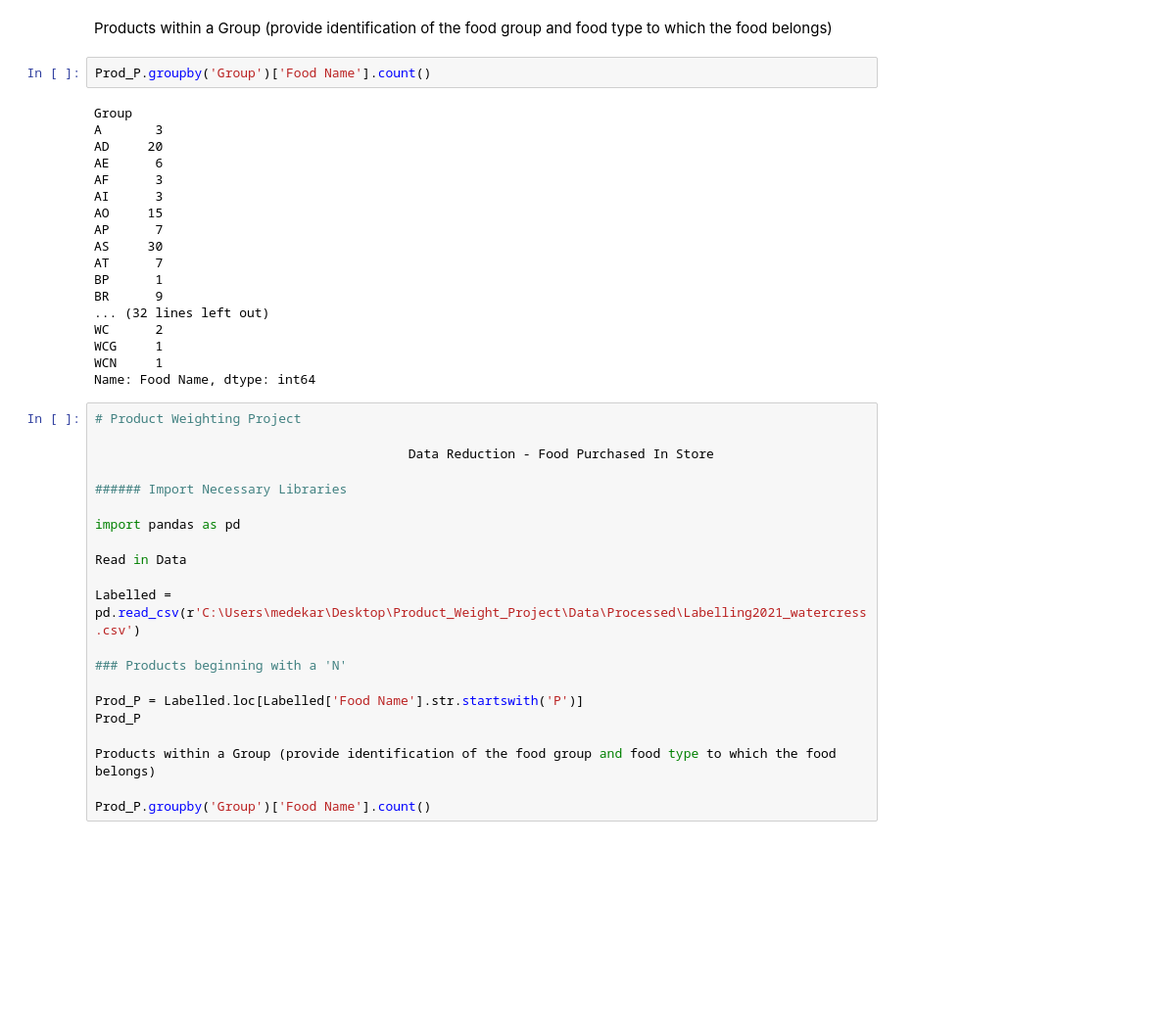
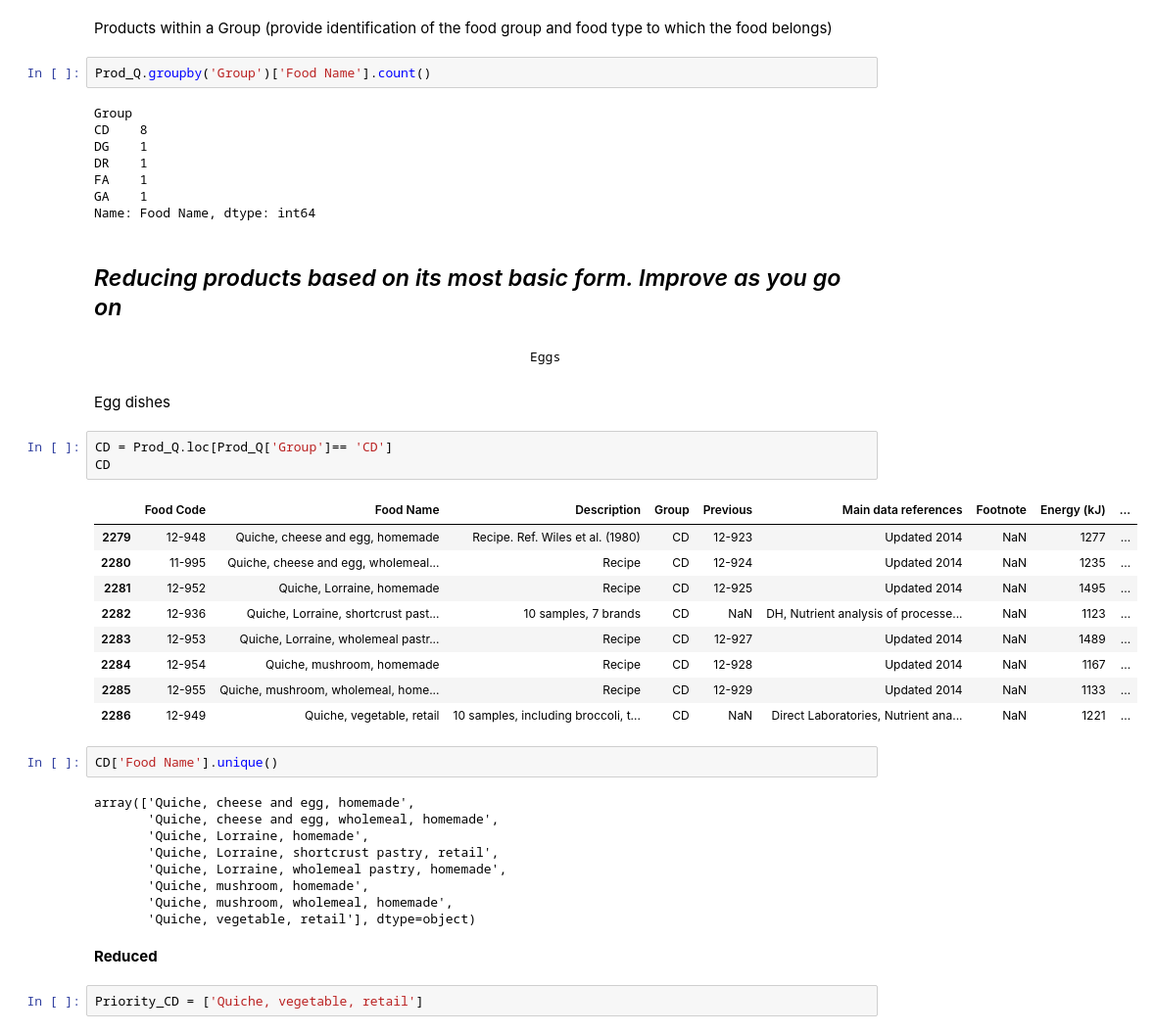
Before and after one commit to elliotkarikari/Product_Weight_Project, a Jupyter notebook: Jupter_notebooks/Reduction, Products that start with Q.ipynb, the cells around one changed output. Shown at 98% size. Saved outputs shown, nothing was run; the diff lists cells and outputs as text; blank space fills up the shorter version.

Commit message:
Reduced Q

```diff
--- a/Jupter_notebooks/Reduction, Products that start with Q.ipynb
+++ b/Jupter_notebooks/Reduction, Products that start with Q.ipynb
@@ -32,43 +32,46 @@ Prod_P
 # %% [markdown]
 Products within a Group (provide identification of the food group and food type to which the food belongs)
 # %%
-Prod_P.groupby('Group')['Food Name'].count()
+Prod_Q.groupby('Group')['Food Name'].count()
 # %% [output]
 Group
-A       3
-AD     20
-AE      6
-AF      3
-AI      3
-AO     15
-AP      7
-AS     30
-AT      7
-BP      1
-BR      9
-... (32 lines left out)
-WC      2
-WCG     1
-WCN     1
+CD    8
+DG    1
+DR    1
+FA    1
+GA    1
 Name: Food Name, dtype: int64
-# %%
-# Product Weighting Project
-
-                                         Data Reduction - Food Purchased In Store
-
-###### Import Necessary Libraries
-
-import pandas as pd
-
-Read in Data
-
-Labelled = pd.read_csv(r'C:\Users\medekar\Desktop\Product_Weight_Project\Data\Processed\Labelling2021_watercress.csv')
-
-### Products beginning with a 'N'
-
-Prod_P = Labelled.loc[Labelled['Food Name'].str.startswith('P')]
-Prod_P
-
-Products within a Group (provide identification of the food group and food type to which the food belongs)
-
-Prod_P.groupby('Group')['Food Name'].count()
+# %% [markdown]
+## *Reducing products based on its most basic form. Improve as you go on*
+# %% [markdown]
+                                                           Eggs
+# %% [markdown]
+Egg dishes
+# %%
+CD = Prod_Q.loc[Prod_Q['Group']== 'CD']
+CD
+# %% [output]
+|  | Food Code | Food Name | Description | Group | Previous | Main data references | Footnote | Energy (kJ) | ... |
+| 2279 | 12-948 | Quiche, cheese and egg, homemade | Recipe. Ref. Wiles et al. (1980) | CD | 12-923 | Updated 2014 | NaN | 1277 | ... |
+| 2280 | 11-995 | Quiche, cheese and egg, wholemeal... | Recipe | CD | 12-924 | Updated 2014 | NaN | 1235 | ... |
+| 2281 | 12-952 | Quiche, Lorraine, homemade | Recipe | CD | 12-925 | Updated 2014 | NaN | 1495 | ... |
+| 2282 | 12-936 | Quiche, Lorraine, shortcrust past... | 10 samples, 7 brands | CD | NaN | DH, Nutrient analysis of processe... | NaN | 1123 | ... |
+| 2283 | 12-953 | Quiche, Lorraine, wholemeal pastr... | Recipe | CD | 12-927 | Updated 2014 | NaN | 1489 | ... |
+| 2284 | 12-954 | Quiche, mushroom, homemade | Recipe | CD | 12-928 | Updated 2014 | NaN | 1167 | ... |
+| 2285 | 12-955 | Quiche, mushroom, wholemeal, home... | Recipe | CD | 12-929 | Updated 2014 | NaN | 1133 | ... |
+| 2286 | 12-949 | Quiche, vegetable, retail | 10 samples, including broccoli, t... | CD | NaN | Direct Laboratories, Nutrient ana... | NaN | 1221 | ... |
+# %%
+CD['Food Name'].unique()
+# %% [output]
+array(['Quiche, cheese and egg, homemade',
+       'Quiche, cheese and egg, wholemeal, homemade',
+       'Quiche, Lorraine, homemade',
+       'Quiche, Lorraine, shortcrust pastry, retail',
+       'Quiche, Lorraine, wholemeal pastry, homemade',
+       'Quiche, mushroom, homemade',
+       'Quiche, mushroom, wholemeal, homemade',
+       'Quiche, vegetable, retail'], dtype=object)
+# %% [markdown]
+**Reduced**
+# %%
+Priority_CD = ['Quiche, vegetable, retail']
```
Also changed, not shown: parts of 19 cells of this notebook.
